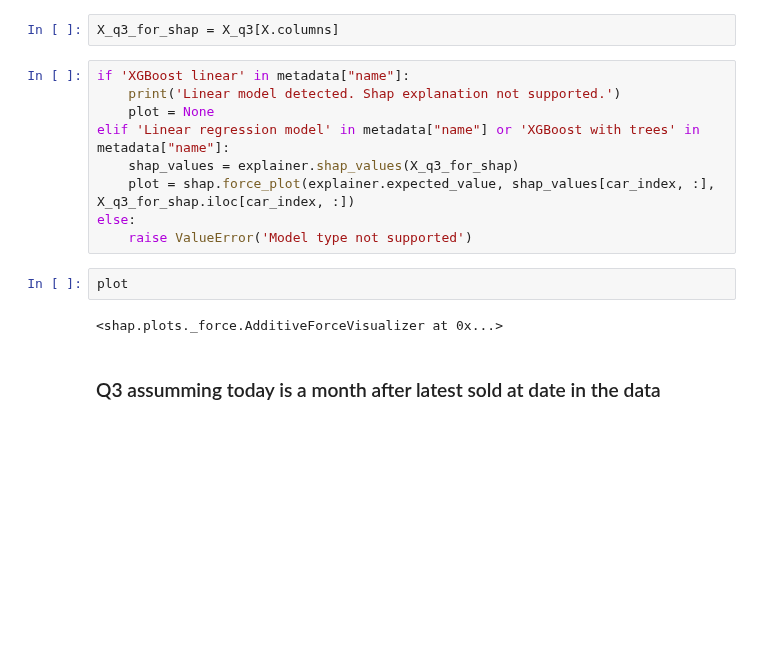
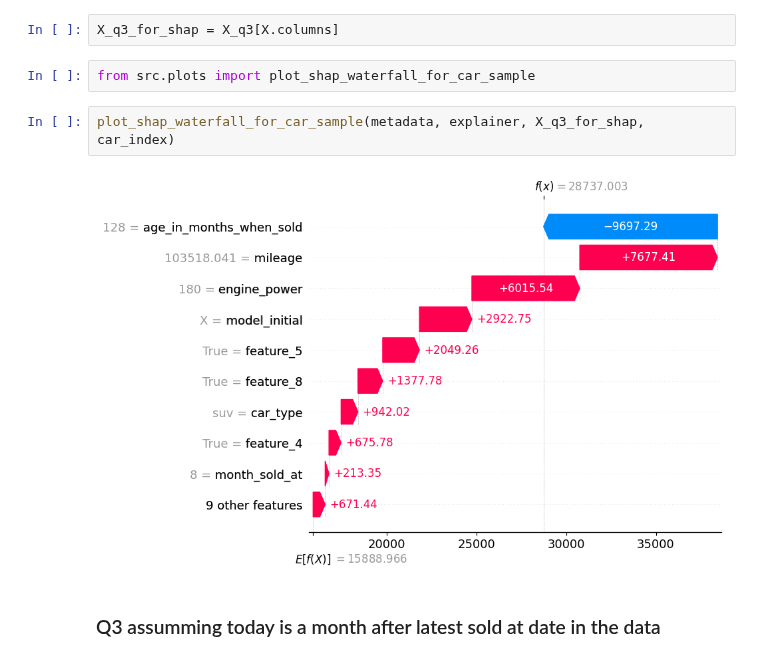
Before and after one commit to camontanezp/cars-price, a Jupyter notebook: notebooks/09_answer_questions.ipynb, the cells around one changed output. Saved outputs shown, nothing was run; the diff lists cells and outputs as text; blank space fills up the shorter version.

```diff
--- a/notebooks/09_answer_questions.ipynb
+++ b/notebooks/09_answer_questions.ipynb
@@ -379,19 +400,12 @@ cars_same_model_key
 Explain individual prediction with SHAP
 # %%
 X_q3_for_shap = X_q3[X.columns]
-# %%
-if 'XGBoost linear' in metadata["name"]:
-    print('Linear model detected. Shap explanation not supported.')
-    plot = None
-elif 'Linear regression model' in metadata["name"] or 'XGBoost with trees' in metadata["name"]:
-    shap_values = explainer.shap_values(X_q3_for_shap)
-    plot = shap.force_plot(explainer.expected_value, shap_values[car_index, :], X_q3_for_shap.iloc[car_index, :])
-else:
-    raise ValueError('Model type not supported')
-# %%
-plot
-# %% [output]
-<shap.plots._force.AdditiveForceVisualizer at 0x...>
+# %%
+from src.plots import plot_shap_waterfall_for_car_sample
+# %%
+plot_shap_waterfall_for_car_sample(metadata, explainer, X_q3_for_shap, car_index)
+# %% [output]
+[figure, added]
 # %% [markdown]
 ### Q3 assumming today is a month after latest sold at date in the data
 # %%
```
Also changed, not shown: parts of 32 cells of this notebook.
